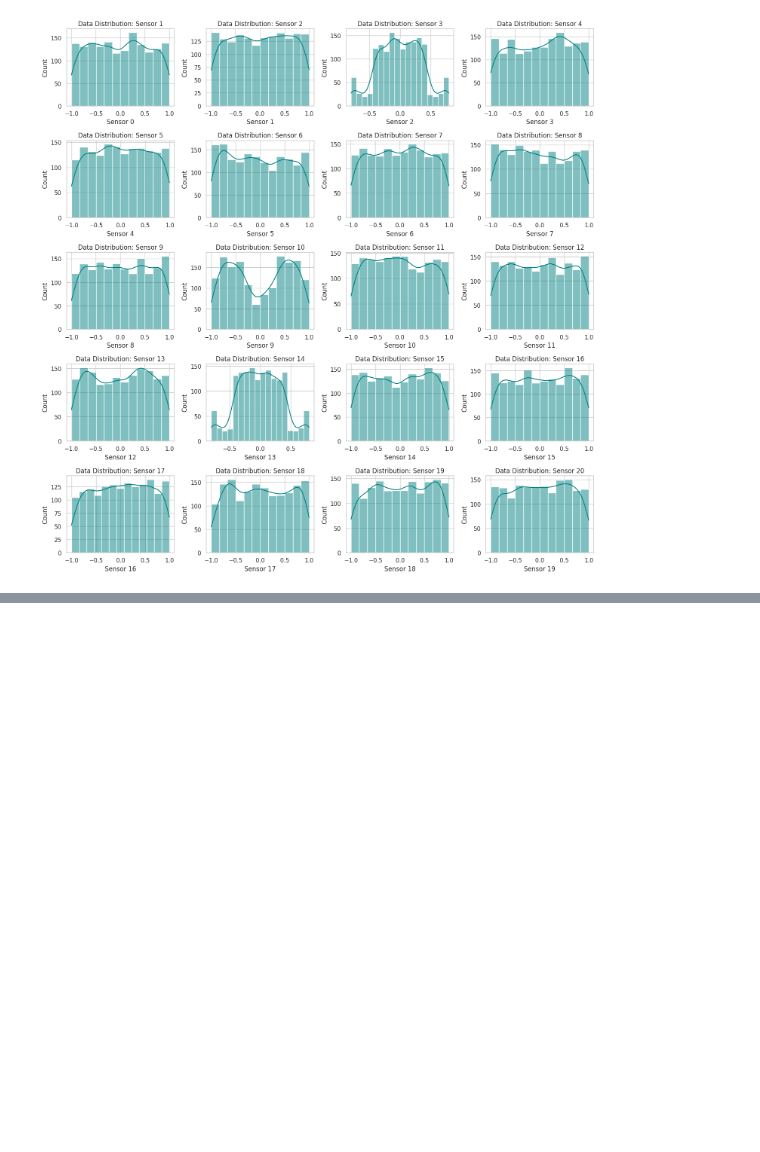
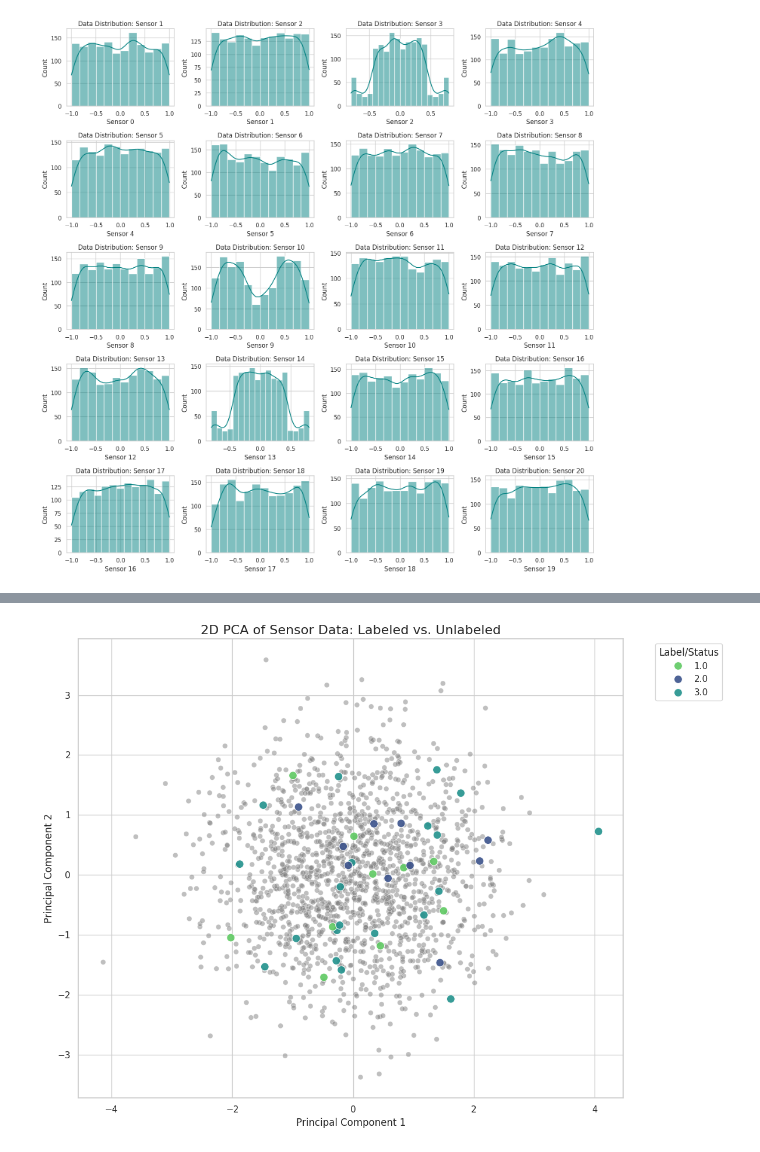
Before and after one commit to UsamaI000/ml6-challenge, a Jupyter notebook: notebooks/EDA.ipynb, the cells around one changed output, grey strips where cells are left out. Drawn from its saved outputs; the diff is of its cells as text; code cells hidden in the pictures; blank space fills up the shorter version.

```diff
--- a/notebooks/EDA.ipynb
+++ b/notebooks/EDA.ipynb
@@ -162,0 +224,74 @@ plt.savefig('eda_sensor_distributions.png')
+# %%
+# Visualize the data using the first two principal components
+
+# Create a DataFrame for PCA results
+pca_df = pd.DataFrame(data = X_pca[:,0:2], columns = ['Principal Component 1', 'Principal Component 2'])
+
+# Create a new column for plotting: use original labels or 'Unlabeled' for NaNs
+pca_df['Display_Label'] = df['Label'].fillna('Unlabeled').astype(str)
+
+plt.figure(figsize=(12, 9))
+
+# Get unique labels to configure a suitable palette
+unique_labels = pca_df['Display_Label'].unique()
+unique_labels.sort()
+
+num_labeled_classes = df['Label'].nunique()
+
+# Define a custom palette
+custom_palette = {}
+hue_order_list = []
+
+if 'Unlabeled' in unique_labels and num_labeled_classes > 0:
+    colors_for_labels = sns.color_palette('viridis', n_colors=num_labeled_classes)
+    custom_palette = {str(label): color for label, color in zip(df['Label'].dropna().unique().astype(str), colors_for_labels)}
+    custom_palette['Unlabeled'] = '#808080' # Grey for unlabeled
+    hue_order_list = [str(label) for label in sorted(df['Label'].dropna().unique())] + ['Unlabeled']
+elif num_labeled_classes > 0:
+    custom_palette = sns.color_palette('viridis', n_colors=num_labeled_classes)
+    hue_order_list = [str(label) for label in sorted(df['Label'].dropna().unique())]
+else:
+    custom_palette = {'Unlabeled': '#808080'}
+    hue_order_list = ['Unlabeled']
+
+
+# Separate labeled and unlabeled data for plotting with different prominences
+unlabeled_df = pca_df[pca_df['Display_Label'] == 'Unlabeled']
+labeled_df = pca_df[pca_df['Display_Label'] != 'Unlabeled']
+
+# Plot unlabeled points first (less prominent)
+sns.scatterplot(
+    x='Principal Component 1',
+    y='Principal Component 2',
+    hue='Display_Label',
+    palette={'Unlabeled': custom_palette['Unlabeled']},
+    hue_order=['Unlabeled'],
+    data=unlabeled_df,
+    s=40, # Smaller size for unlabeled
+    alpha=0.5, # Lower alpha for unlabeled
+    legend=False # No legend for unlabeled here, it will be added for all below
+)
+
+# Plot labeled points on top (more prominent)
+sns.scatterplot(
+    x='Principal Component 1',
+    y='Principal Component 2',
+    hue='Display_Label',
+    palette={label: custom_palette[label] for label in hue_order_list if label != 'Unlabeled'},
+    hue_order=[label for label in hue_order_list if label != 'Unlabeled'],
+    data=labeled_df,
+    s=100, # Larger size for labeled
+    alpha=0.9, # Higher alpha for labeled
+    legend='full' # Show full legend for all categories
+)
+
+plt.title('2D PCA of Sensor Data: Labeled vs. Unlabeled', fontsize=16)
+plt.xlabel('Principal Component 1', fontsize=12)
+plt.ylabel('Principal Component 2', fontsize=12)
+plt.grid(True)
+plt.legend(title='Label/Status', bbox_to_anchor=(1.05, 1), loc='upper left') # Place legend outside
+plt.tight_layout()
+plt.savefig('eda_pca_2d_visualization.png')
+plt.show()
+# %% [output]
+[figure, added]
```
Also changed, not shown: parts of 8 cells of this notebook.
